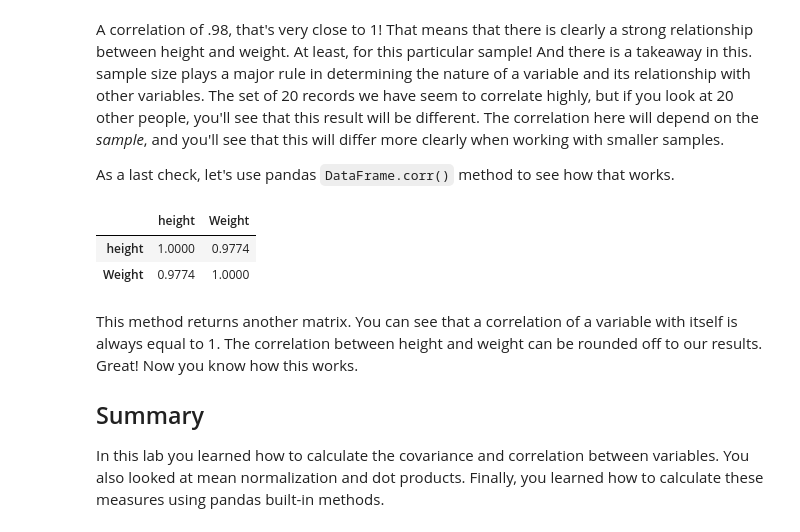
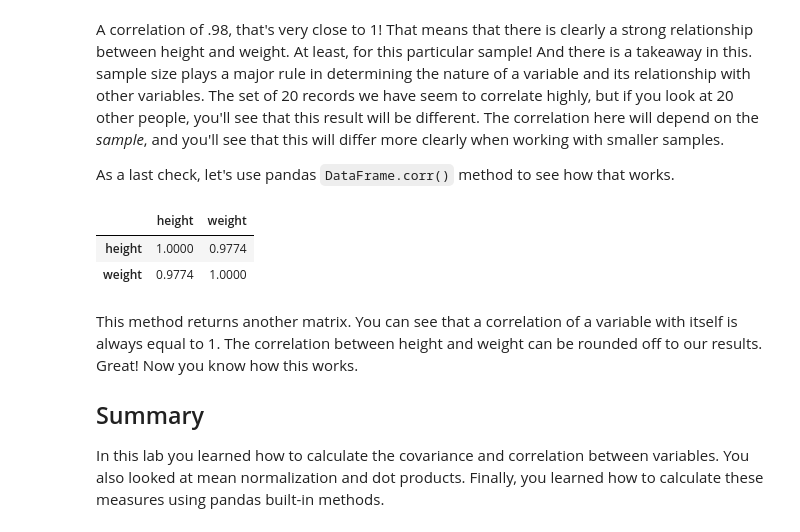
Before and after one commit to eannefawcett/dsc-correlation-covariance-lab-online-ds-pt-081219, a Jupyter notebook: index.ipynb, the cells around one changed output. Saved outputs shown, nothing was run; the diff lists cells and outputs as text; code cells hidden in the pictures.

```diff
--- a/index.ipynb
+++ b/index.ipynb
@@ -213,11 +234,11 @@ A correlation of .98, that's very close to 1! That means that there is clearly a
 As a last check, let's use pandas `DataFrame.corr()` method to see how that works.
 # %%
 # uncomment to run
-# data.corr()
+df.corr()
 # %% [output]
-|  | height | Weight |
+|  | height | weight |
 | height | 1.0000 | 0.9774 |
-| Weight | 0.9774 | 1.0000 |
+| weight | 0.9774 | 1.0000 |
 # %% [markdown]
 This method returns another matrix. You can see that a correlation of a variable with itself is always equal to 1. The correlation between height and weight can be rounded off to our results. Great! Now you know how this works.
 
```
Also changed, not shown: parts of 9 cells of this notebook.
